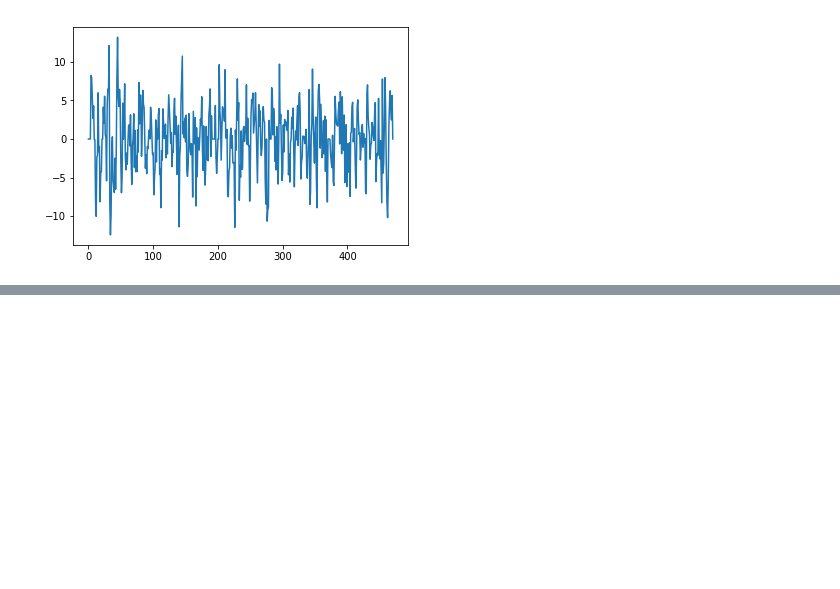
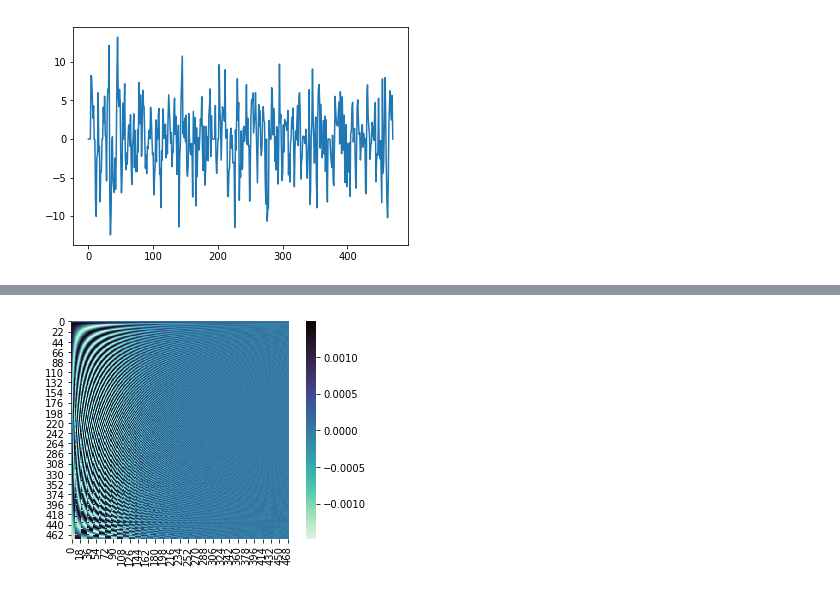
Before and after one commit to jdkent/BetaSeriesRealDataAnalysis, a Jupyter notebook: PPITest/ppi_test.ipynb, the cells around one changed output, grey strips where cells are left out. Saved outputs shown, nothing was run; the diff lists cells and outputs as text; code cells hidden in the pictures; blank space fills up the shorter version.

```diff
--- a/PPITest/ppi_test.ipynb
+++ b/PPITest/ppi_test.ipynb
@@ -277,5 +321,7 @@ sns.heatmap(HXb2,cmap='mako_r', square=True);
 # %%
-sns.heatmap(HXb2 cmap='mako_r', square=True);
+sns.heatmap(HXb2, cmap='mako_r', square=True);
+# %% [output]
+[figure, added]
 # %%
 regen = convolve_signal(deconvolve(test_ts[:,0], 0.0001, xb, HXb2))
 # %%
```
Also changed, not shown: parts of 43 cells of this notebook, 2 other files.
